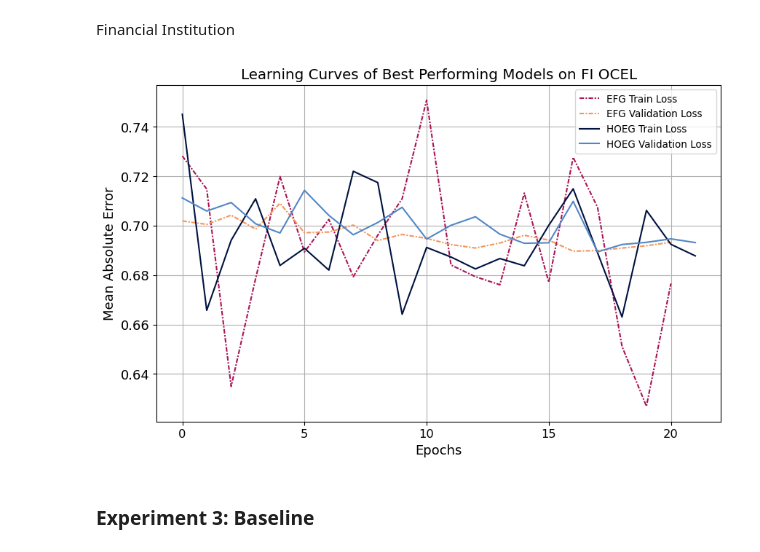
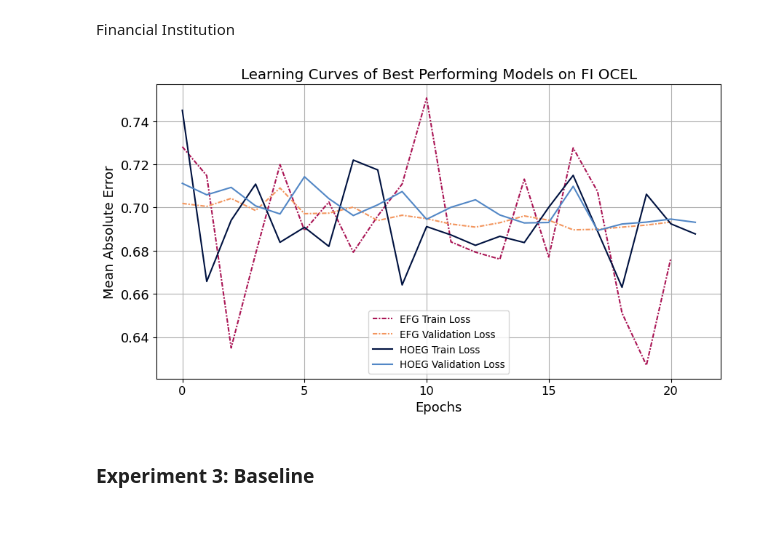
Before and after one commit to TKForgeron/OCPPM, a Jupyter notebook: visualizations/create_results_visualizations.ipynb, the cells around one changed output. Saved outputs shown, nothing was run; the diff lists cells and outputs as text; code cells hidden in the pictures; blank space fills up the shorter version.

```diff
--- a/visualizations/create_results_visualizations.ipynb
+++ b/visualizations/create_results_visualizations.ipynb
@@ -129,17 +124,17 @@ Financial Institution
 # %%
 visualization_utils.get_exp2b_plot(
     "Financial Institution",
     encoding_colors={
         "efg": (visualization_utils.BURGUNDY, visualization_utils.ORANGE),
         "hoeg": (visualization_utils.DARKBLUE, visualization_utils.BLUE),
     },
     data_base_path="visualizations/data/learning_curves",
-    figsize=(10, 6),
+    figsize=(10, 5.25),
     fontsize=13,
     save=True,
 )
 # %% [output]
-[figure, old version]
+[figure, new version]
 # %% [markdown]
 ### Experiment 3: Baseline
 # %% [markdown]
```
Also changed, not shown: parts of 7 cells of this notebook, 10 other files.
